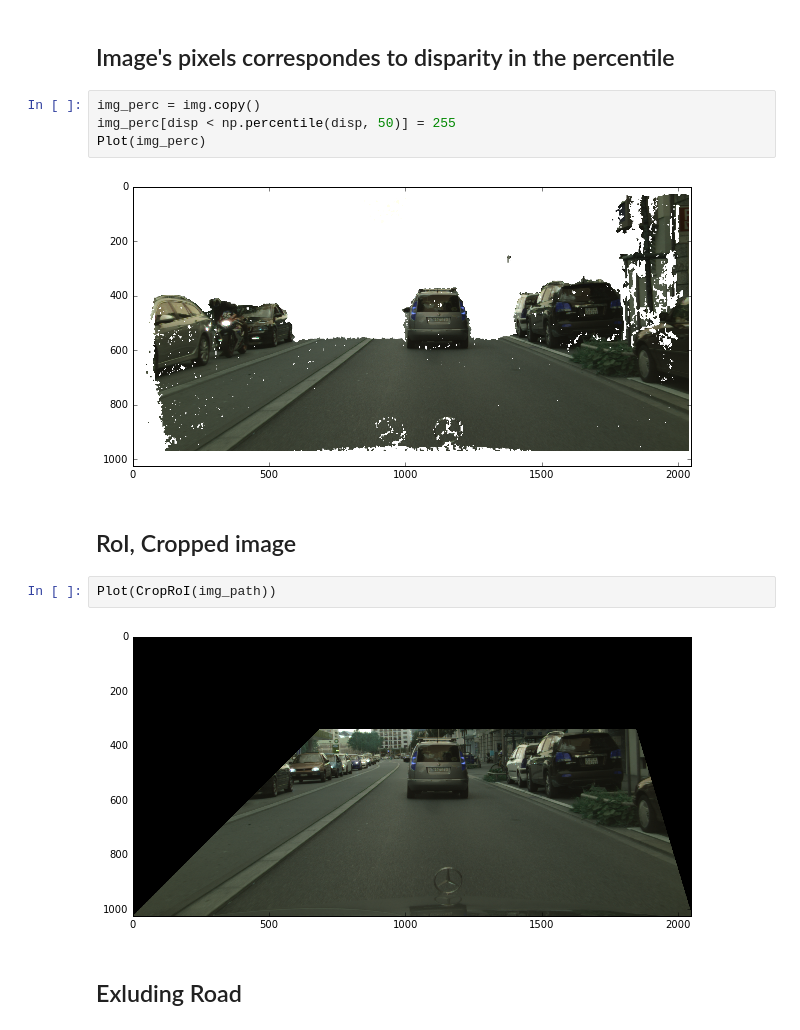
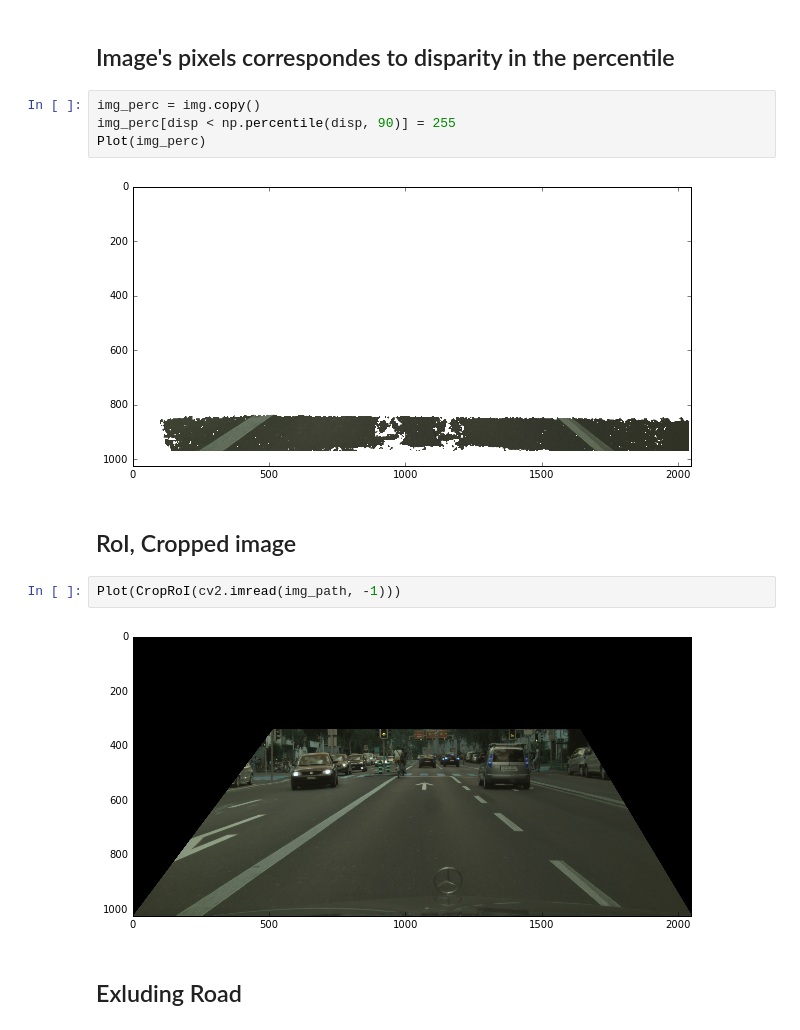
Before and after one commit to Avidereta/dl_project, a Jupyter notebook: preprocess_cityscapes.ipynb, the cells around one changed output. Saved outputs shown, nothing was run; the diff lists cells and outputs as text.

```diff
--- a/preprocess_cityscapes.ipynb
+++ b/preprocess_cityscapes.ipynb
@@ -89,16 +89,16 @@ Plot(disp_perc)
 ## Image's pixels correspondes to disparity in the percentile
 # %%
 img_perc = img.copy()
-img_perc[disp < np.percentile(disp, 50)] = 255
+img_perc[disp < np.percentile(disp, 90)] = 255
 Plot(img_perc)
 # %% [output]
-[figure, old version]
+[figure, new version]
 # %% [markdown]
 ## RoI, Cropped image
 # %%
-Plot(CropRoI(img_path))
+Plot(CropRoI(cv2.imread(img_path, -1)))
 # %% [output]
-[figure, old version]
+[figure, new version]
 # %% [markdown]
 ## Exluding Road
 # %%
```
Also changed, not shown: parts of 14 cells of this notebook, 3 other files.
